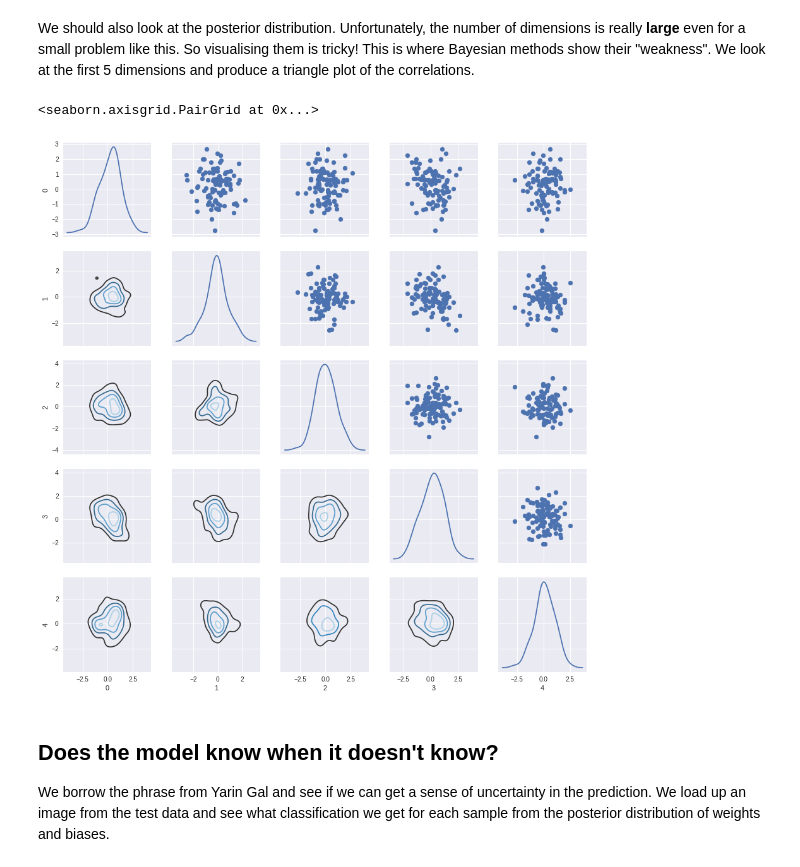
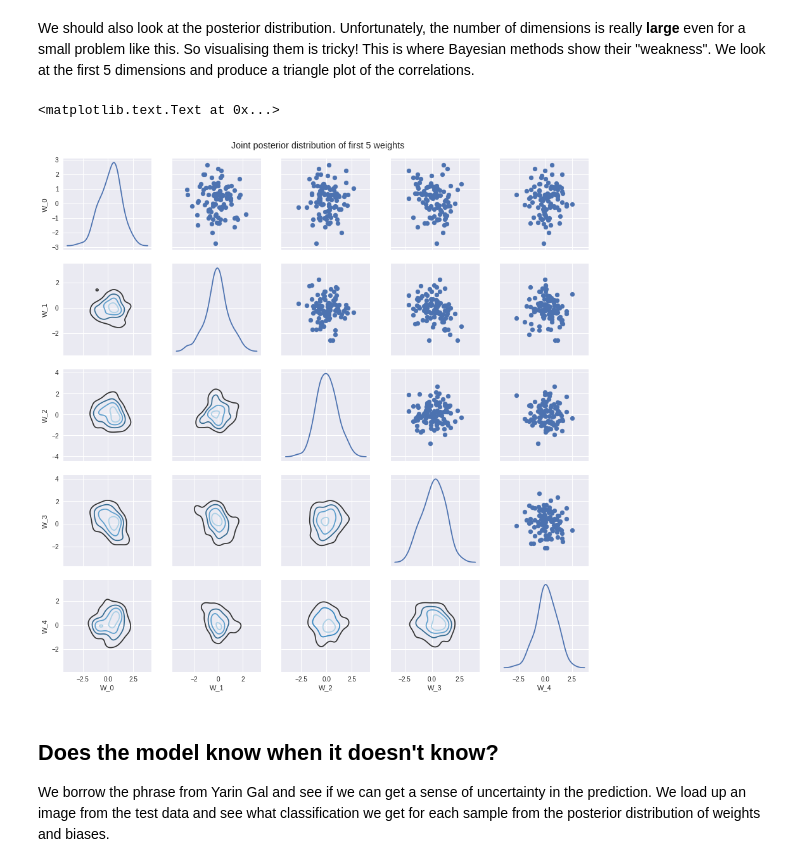
Before and after one commit to Avidereta/blog, a Jupyter notebook: notebooks/MNIST_For_ML_Beginners_The_Bayesian_Way.ipynb, the cells around one changed output. Cells and saved outputs as stored; diff of their text form; code cells hidden in the pictures.

```diff
--- a/notebooks/MNIST_For_ML_Beginners_The_Bayesian_Way.ipynb
+++ b/notebooks/MNIST_For_ML_Beginners_The_Bayesian_Way.ipynb
@@ -130,13 +130,16 @@ accuracy in predicting the test data =  92.33
 We should also look at the posterior distribution. Unfortunately, the number of dimensions is really **large** even for a small problem like this. So visualising them is tricky! This is where Bayesian methods show their "weakness". We look at the first 5 dimensions and produce a triangle plot of the correlations.
 # %%
 samples_df = pd.DataFrame(data = samples, index=range(n_samples))
-g = sns.PairGrid(samples_df[list(range(5))], diag_sharey=False)
+samples_5 = pd.DataFrame(data = samples_df[list(range(5))].values,columns=["W_0", "W_1", "W_2", "W_3", "W_4"])
+g = sns.PairGrid(samples_5, diag_sharey=False)
 g.map_lower(sns.kdeplot, n_levels = 4,cmap="Blues_d")
 g.map_upper(plt.scatter)
 g.map_diag(sns.kdeplot,legend=False)
+plt.subplots_adjust(top=0.95)
+g.fig.suptitle('Joint posterior distribution of the first 5 weights')
 # %% [output]
-<seaborn.axisgrid.PairGrid at 0x...>
+<matplotlib.text.Text at 0x...>
-[figure, old version]
+[figure, new version]
 # %% [markdown]
 ## Does the model know when it doesn't know?
 
```
Also changed, not shown: parts of 5 cells of this notebook.
